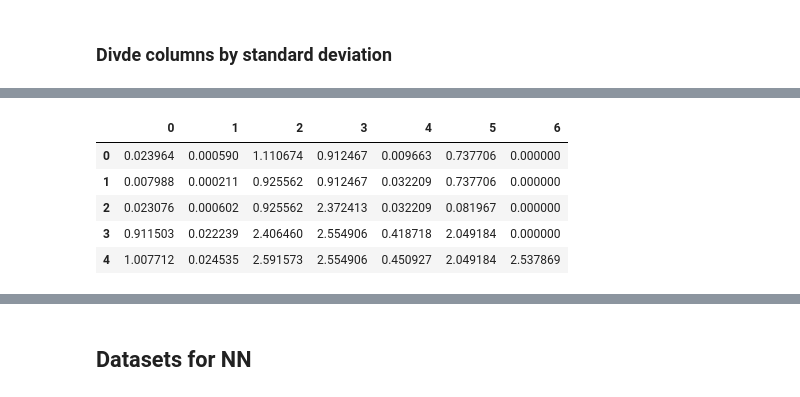
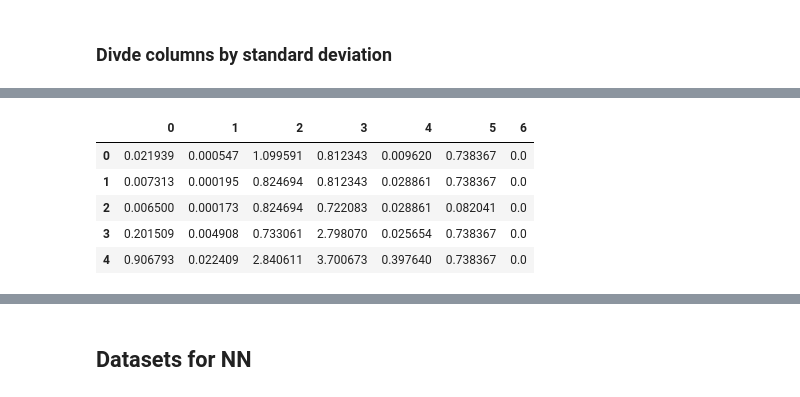
Before and after one commit to RoxaneFis/single-path-nas, a Jupyter notebook: HAS/treatment_multiple_inputs.ipynb, the cells around one changed output, grey strips where cells are left out. Saved outputs shown, nothing was run; the diff lists cells and outputs as text; code cells hidden in the pictures.

```diff
--- a/HAS/treatment_multiple_inputs.ipynb
+++ b/HAS/treatment_multiple_inputs.ipynb
@@ -112,10 +112,17 @@ Total time : 1.2351907500000001 min
 # %% [markdown]
 # Complete to zeros (max shape)
 # %%
+def get_shape(arr):
+    return arr.shape[0]
+
 def add_zero_blocks(arr):
     zero_blocks = np.zeros((max_blocks-arr.shape[0],arr.shape[1]))
     return np.append(arr, zero_blocks, axis=0)
 
+val["nb_blocks"] = val["NN_dataframe"].apply(lambda x : get_shape(x))
+train["nb_blocks"] = train["NN_dataframe"].apply(lambda x : get_shape(x))
+
+
 val['NN_dataframe']= val['NN_dataframe'].apply(lambda x : add_zero_blocks(x))
 train['NN_dataframe']= train['NN_dataframe'].apply(lambda x : add_zero_blocks(x))
 # %% [markdown]
@@ -157,8 +159,0 @@ len(train_hw["total_power"].unique())
-# %%
-%pycache
-for i in range(len(X_train_hw_param)):
-
-    if type(X_train_hw_param['mac_num'][i]) != float64 :
-        print (type(X_train_hw_param['mac_num'][i]))
-        print(i)
-        break
@@ -299,8 +301,8 @@ for i in range(nb_param):
     #X_train_nn[:,:,i]=-means[i]
     std.append(np.std(X_train_nn[:,:,i]))
     if std[i]!=0:
-        X_train_nn[:,:,i]/= std[i]
-        X_val_nn[:,:,i]/= std[i]
+        X_train_nn_norm[:,:,i]/= std[i]
+        X_val_nn_norm[:,:,i]/= std[i]
 
 #savetxt('std.csv', std, delimiter=',')
 #data = loadtxt('std.csv', delimiter=',')
@@ -323,15 +318,0 @@ len(X_train_nn_norm)
-# %%
-%pycache
-# #Reshape
-train_reshape= X_train_nn.reshape(X_train_nn.shape[0], -1)
-val_reshape= X_val_nn.reshape(X_val_nn.shape[0], -1)
-
-# # Process
-scaler = preprocessing.StandardScaler().fit(train_reshape)
-train_scaled= scaler.transform(train_reshape)
-val_scaled = scaler.transform(val_reshape)
-
-
-#Re-reshape
-X_train_nn_norm= train_scaled.reshape(X_train_nn.shape)
-X_val_nn_norm= val_scaled.reshape(X_val_nn.shape)
@@ -350,9 +319,9 @@ UsageError: Line magic function `%pycache` not found.
 # %%
-pd.DataFrame(X_train_nn[-100]).head()
+pd.DataFrame(X_train_nn_norm[0]).head()
 # %% [output]
 |  | 0 | 1 | 2 | 3 | 4 | 5 | 6 |
-| 0 | 0.023964 | 0.000590 | 1.110674 | 0.912467 | 0.009663 | 0.737706 | 0.000000 |
-| 1 | 0.007988 | 0.000211 | 0.925562 | 0.912467 | 0.032209 | 0.737706 | 0.000000 |
-| 2 | 0.023076 | 0.000602 | 0.925562 | 2.372413 | 0.032209 | 0.081967 | 0.000000 |
-| 3 | 0.911503 | 0.022239 | 2.406460 | 2.554906 | 0.418718 | 2.049184 | 0.000000 |
-| 4 | 1.007712 | 0.024535 | 2.591573 | 2.554906 | 0.450927 | 2.049184 | 2.537869 |
+| 0 | 0.021939 | 0.000547 | 1.099591 | 0.812343 | 0.009620 | 0.738367 | 0.0 |
+| 1 | 0.007313 | 0.000195 | 0.824694 | 0.812343 | 0.028861 | 0.738367 | 0.0 |
+| 2 | 0.006500 | 0.000173 | 0.824694 | 0.722083 | 0.028861 | 0.082041 | 0.0 |
+| 3 | 0.201509 | 0.004908 | 0.733061 | 2.798070 | 0.025654 | 0.738367 | 0.0 |
+| 4 | 0.906793 | 0.022409 | 2.840611 | 3.700673 | 0.397640 | 0.738367 | 0.0 |
```
Also changed, not shown: parts of 55 cells of this notebook, 59 other files.
